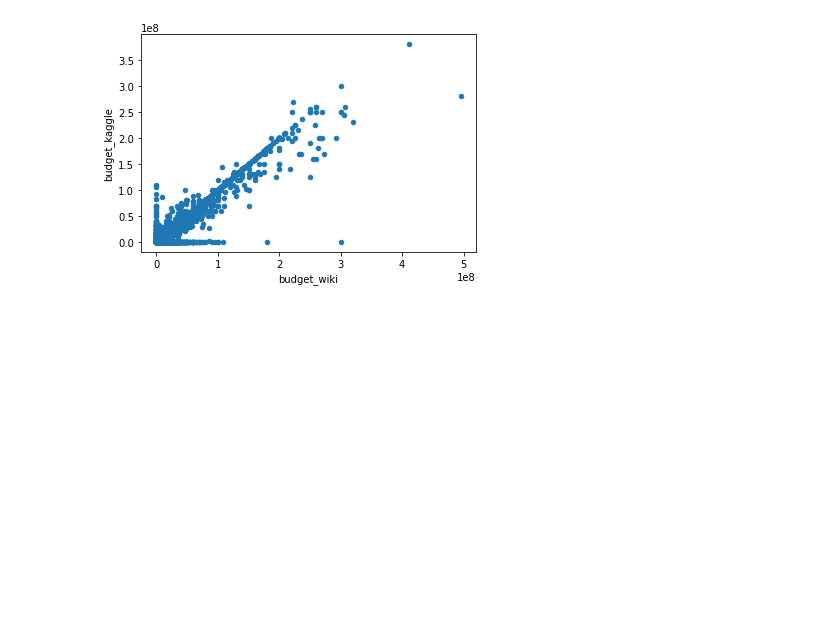
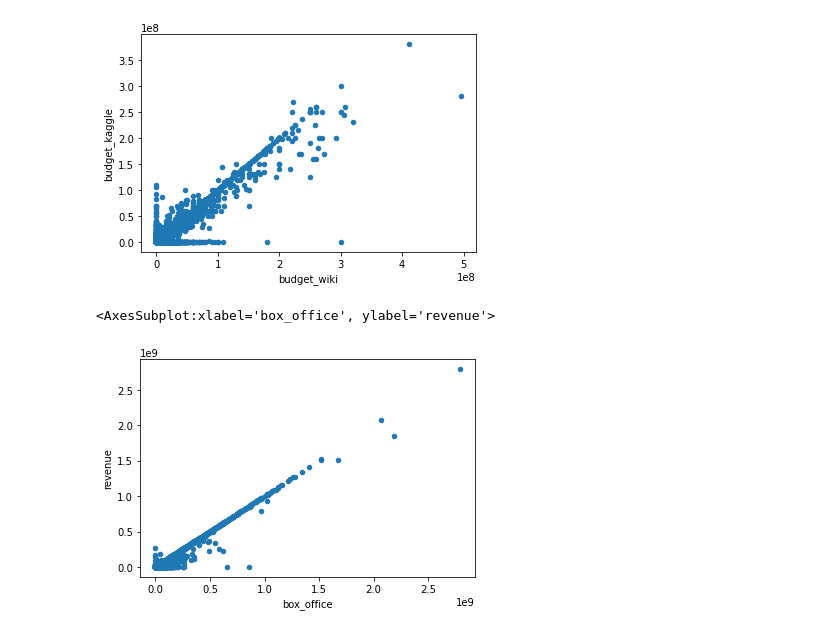
Before and after one commit to camonet/movies-ETL, a Jupyter notebook: wiki_movies.ipynb, the cells around one changed output. Drawn from its saved outputs; the diff is of its cells as text; code cells hidden in the pictures; blank space fills up the shorter version.

Commit message:
further corrected wiki movies (box office) and merged datasets

```diff
--- a/wiki_movies.ipynb
+++ b/wiki_movies.ipynb
@@ -485,9 +485,9 @@ def parse_dollars(s):
     else:
         return np.nan
 # %%
-wiki_movies_df['Box office'] = box_office.str.extract(f'({form_one}|{form_two})',
+wiki_movies_df['box_office'] = box_office.str.extract(f'({form_one}|{form_two})',
                                                       flags=re.IGNORECASE)[0].apply(parse_dollars)
-wiki_movies_df['Box office']
+wiki_movies_df['box_office']
 # %% [output]
 0       21400000.0
 1        2700000.0
@@ -900,3 +897,10 @@ movies_df.fillna(0).plot(x='budget_wiki',y='budget_kaggle', kind='scatter')
 # %% [output]
 <AxesSubplot:xlabel='budget_wiki', ylabel='budget_kaggle'>
 [figure]
+# %%
+# Box office
+# scatter plot w numeric data
+movies_df.fillna(0).plot(x='box_office', y='revenue', kind='scatter')
+# %% [output]
+<AxesSubplot:xlabel='box_office', ylabel='revenue'>
+[figure, added]
```
Also changed, not shown: parts of 23 cells of this notebook.
